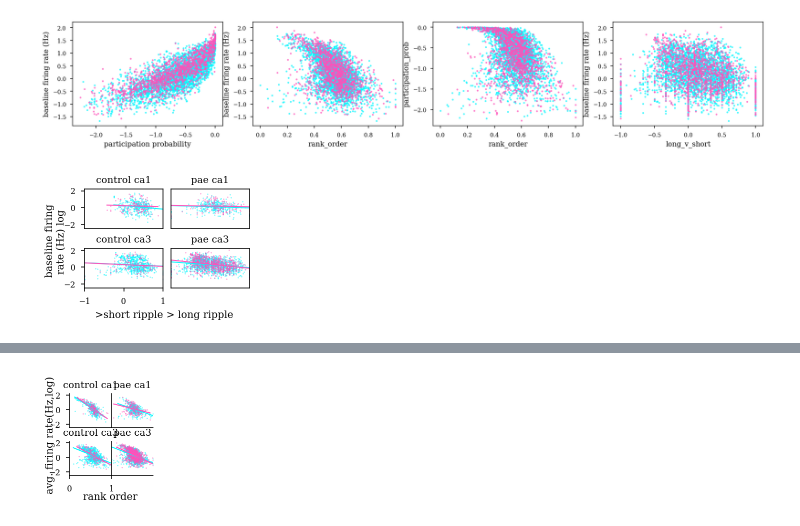
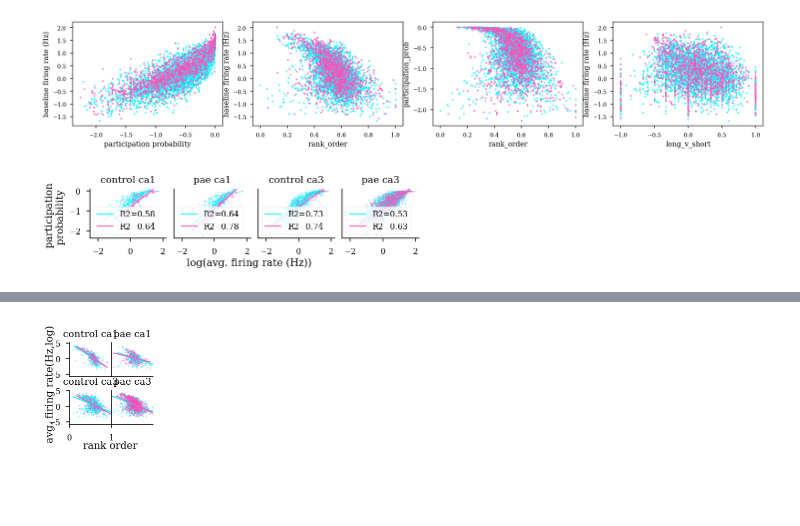
Before and after one commit to ryanharvey1/ripple_analyses, a Jupyter notebook: notebooks/ripple_modulation.ipynb, the cells around one changed output, grey strips where cells are left out. Saved outputs shown, nothing was run; the diff lists cells and outputs as text; code cells hidden in the pictures; blank space fills up the shorter version.

Commit message:
more comparison plots

```diff
--- a/notebooks/ripple_modulation.ipynb
+++ b/notebooks/ripple_modulation.ipynb
@@ -523,6 +463,10 @@ df_cell_class['hi_pass'] = mod_dict['hi_pass']
 df_cell_class['low_pass'] = mod_dict['low_pass']
 df_cell_class['long_v_short'] = mod_dict['long_v_short']
 df_cell_class['rank_order'] = mod_dict['rank_order']
+
+# add rat
+rat = [s.split('_')[0] for s in df_cell_class.session]
+df_cell_class['rat']=rat
 
 # group
 control=('RH13','RH14','LS21','LS23','LE2821','LE2823','LEM3116','LEM3120','LEM3216')
@@ -545,6 +489,14 @@ df_cell_class['n_ripples'] = n_ripples
 # number of spikes in the 1 second window around ripples
 n_spikes_in_rip_window = [cch.sum() for cch in mod_dict['h0_counts']]
 df_cell_class['n_spikes_in_rip_window'] = n_spikes_in_rip_window
+
+# zscore tuning curves
+from scipy import stats
+mod_dict['h0_zscore'] = stats.zscore(mod_dict['h0'],axis=1)
+
+# ripple strength, absolute value mean of the center 3 bins
+center_idx = int(mod_dict['h0_zscore'].shape[1]/2)
+df_cell_class['mod_strength'] = np.abs(np.mean(mod_dict['h0_zscore'][:,center_idx-1:center_idx+2],axis=1))
 # %% [markdown]
 ### restrict to HPC
 # %%
@@ -1164,64 +1116,77 @@ def plot_feature(feature_1,feature_2,df_cell_class,good_cells,area,group,cell_ty
 #     ax.plot(X,(slope* X + intercept),linewidth=1,color=color)
     xaxis,yaxis,r2 = get_slope_intercept(X,y)
     ax.plot(xaxis,yaxis,linewidth=1,color=color,label=('R2='+str(round(r2, 2))))
 
 
-fig, axs = plt.subplots(2,2, figsize=set_size('thesis', fraction=.5, subplots=(1, 1)), edgecolor='k')
+fig, axs = plt.subplots(1,4, figsize=set_size('thesis', fraction=1, subplots=(1, 4)), edgecolor='k')
 fig.subplots_adjust(hspace = .5, wspace=.1)
 ax = axs.ravel()
 
 idx = ((df_cell_class.n_ripples >= 50) &
-       (df_cell_class.n_spikes >= 100) &
-       (df_cell_class.long_v_short != -1) &
-       (df_cell_class.long_v_short != 1) &
-       (df_cell_class.long_v_short != 0))
+       (df_cell_class.n_spikes >= 100))
 
-plot_feature('long_v_short','avg_fr_log',df_cell_class,idx,'ca1','control','pyr','#08F7FE',ax[0])
-plot_feature('long_v_short','avg_fr_log',df_cell_class,idx,'ca1','control','int','#FE53BB',ax[0])
-ax[0].axes.get_xaxis().set_ticks([])
+df_cell_class['avg_fr_log'] = np.log10(df_cell_class.avg_fr)
+df_cell_class['participation_prob_log'] = np.log10(df_cell_class.participation_prob)
+
+plot_feature('avg_fr_log','participation_prob_log',df_cell_class,idx,'ca1','control','pyr','#08F7FE',ax[0])
+plot_feature('avg_fr_log','participation_prob_log',df_cell_class,idx,'ca1','control','int','#FE53BB',ax[0])
+# ax[0].axes.get_xaxis().set_ticks([])
 ax[0].set_title('control ca1')
 
 
-plot_feature('long_v_short','avg_fr_log',df_cell_class,idx,'ca3','control','pyr','#08F7FE',ax[2])
-plot_feature('long_v_short','avg_fr_log',df_cell_class,idx,'ca3','control','int','#FE53BB',ax[2])
+plot_feature('avg_fr_log','participation_prob_log',df_cell_class,idx,'ca3','control','pyr','#08F7FE',ax[2])
+plot_feature('avg_fr_log','participation_prob_log',df_cell_class,idx,'ca3','control','int','#FE53BB',ax[2])
 # ax[2].set_xlabel('>short ripple > long ripple')
 # ax[2].set_ylabel('baseline \n firing rate (Hz)')
+ax[2].axes.get_yaxis().set_ticks([])
+
 ax[2].set_title('control ca3')
 
 
-plot_feature('long_v_short','avg_fr_log',df_cell_class,idx,'ca1','pae','pyr','#08F7FE',ax[1])
-plot_feature('long_v_short','avg_fr_log',df_cell_class,idx,'ca1','pae','int','#FE53BB',ax[1])
-ax[1].axes.get_xaxis().set_ticks([])
+plot_feature('avg_fr_log','participation_prob_log',df_cell_class,idx,'ca1','pae','pyr','#08F7FE',ax[1])
+plot_feature('avg_fr_log','participation_prob_log',df_cell_class,idx,'ca1','pae','int','#FE53BB',ax[1])
+# ax[1].axes.get_xaxis().set_ticks([])
 ax[1].axes.get_yaxis().set_ticks([])
 ax[1].set_title('pae ca1')
 
 
-plot_feature('long_v_short','avg_fr_log',df_cell_class,idx,'ca3','pae','pyr','#08F7FE',ax[3])
-plot_feature('long_v_short','avg_fr_log',df_cell_class,idx,'ca3','pae','int','#FE53BB',ax[3])
+plot_feature('avg_fr_log','participation_prob_log',df_cell_class,idx,'ca3','pae','pyr','#08F7FE',ax[3])
+plot_feature('avg_fr_log','participation_prob_log',df_cell_class,idx,'ca3','pae','int','#FE53BB',ax[3])
 ax[3].axes.get_yaxis().set_ticks([])
-ax[3].axes.get_xaxis().set_ticks([])
+# ax[3].axes.get_xaxis().set_ticks([])
 ax[3].set_title('pae ca3')
 
 
-ax[0].set_xlim(-1,1)
-ax[1].set_xlim(-1,1)
-ax[2].set_xlim(-1,1)
-ax[3].set_xlim(-1,1)
+x = df_cell_class.avg_fr_log
+x_min = min(x[(np.isinf(x) | np.isnan(x))==False])
+x_max = max(x[(np.isinf(x) | np.isnan(x))==False])
+
+ax[0].set_xlim(x_min,x_max)
+ax[1].set_xlim(x_min,x_max)
+ax[2].set_xlim(x_min,x_max)
+ax[3].set_xlim(x_min,x_max)
+
+y = df_cell_class.participation_prob_log
+y_min = min(y[(np.isinf(y) | np.isnan(y))==False])-.1
+y_max = max(y[(np.isinf(y) | np.isnan(y))==False])+.1
+
+ax[0].set_ylim(y_min,y_max)
+ax[1].set_ylim(y_min,y_max)
+ax[2].set_ylim(y_min,y_max)
+ax[3].set_ylim(y_min,y_max)
+
+ax[0].legend()
+ax[1].legend()
+ax[2].legend()
+ax[3].legend()
+for i in range(4):
+    ax[i].spines['top'].set_visible(False)
+    ax[i].spines['right'].set_visible(False)
 
 
-ax[0].set_ylim(min(df_cell_class.avg_fr_log),max(df_cell_class.avg_fr_log))
-ax[1].set_ylim(min(df_cell_class.avg_fr_log),max(df_cell_class.avg_fr_log))
-ax[2].set_ylim(min(df_cell_class.avg_fr_log),max(df_cell_class.avg_fr_log))
-ax[3].set_ylim(min(df_cell_class.avg_fr_log),max(df_cell_class.avg_fr_log))
+fig.text(0.5,-.3, 'log(avg. firing rate (Hz))', ha='center')
+fig.text(0.02, 0.5, 'participation \n probability', va='center', rotation='vertical')
 
-# ax[0].legend()
-# ax[1].legend()
-# ax[2].legend()
-# ax[3].legend()
-
-fig.text(0.5,-.1, '>short ripple > long ripple', ha='center')
-fig.text(-.06, 0.5, 'baseline firing \n rate (Hz) log', va='center', rotation='vertical')
-
-plt.savefig(r'D:\ryanh\GoogleDrive\school_work\UNM\Lab\Projects\Dissertation\dissertation\inkscape_figs\ripple_recuitment\long_v_short.svg',dpi=300,bbox_inches='tight')
+plt.savefig(r'D:\ryanh\GoogleDrive\school_work\UNM\Lab\Projects\Dissertation\dissertation\inkscape_figs\ripple_recuitment\fr_prob.svg',dpi=300,bbox_inches='tight')
 # %% [output]
-[figure, old version]
+[figure, new version]
```
Also changed, not shown: parts of 25 cells of this notebook.
